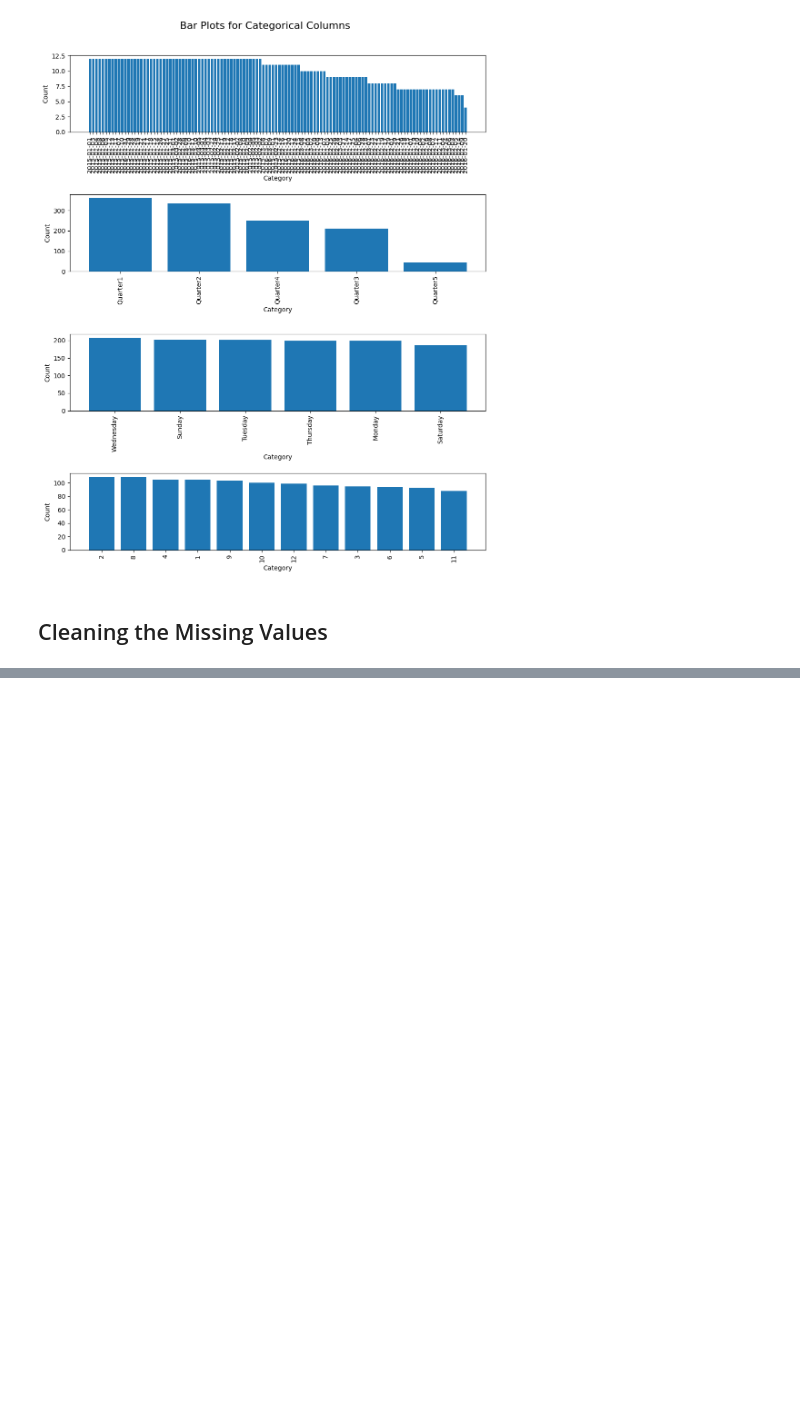
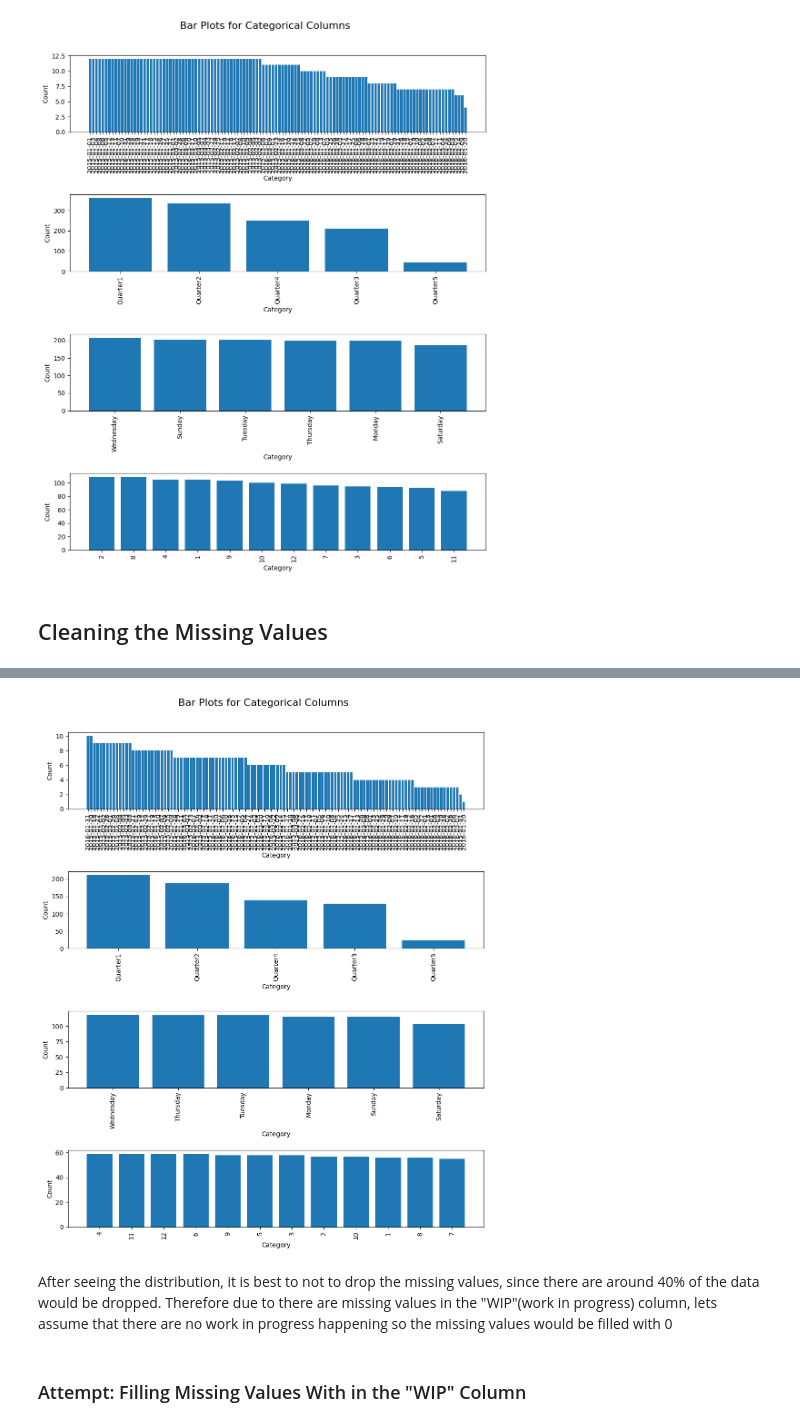
Before and after one commit to Andreas-Lukito/Productivity_Score_Prediction, a Jupyter notebook: Productivity_score_prediction.ipynb, the cells around one changed output, grey strips where cells are left out. Cells and saved outputs as stored; diff of their text form; code cells hidden in the pictures; blank space fills up the shorter version.

```diff
--- a/Productivity_score_prediction.ipynb
+++ b/Productivity_score_prediction.ipynb
@@ -507,0 +540,3 @@ categoric_dist_plot(categorical_data)
+# %%
+categoric_dist_plot(na_dropped_categorical)
+# %% [output]
@@ -507,0 +544,5 @@ categoric_dist_plot(categorical_data)
+[figure, added]
+# %% [markdown]
+After seeing the distribution, it is best to not to drop the missing values, since there are around 40% of the data would be dropped. Therefore due to there are missing values in the "WIP"(work in progress) column, lets assume that there are no work in progress happening so the missing values would be filled with 0
+# %% [markdown]
+### Attempt: Filling Missing Values With in the "WIP" Column
```
Also changed, not shown: parts of 14 cells of this notebook.
